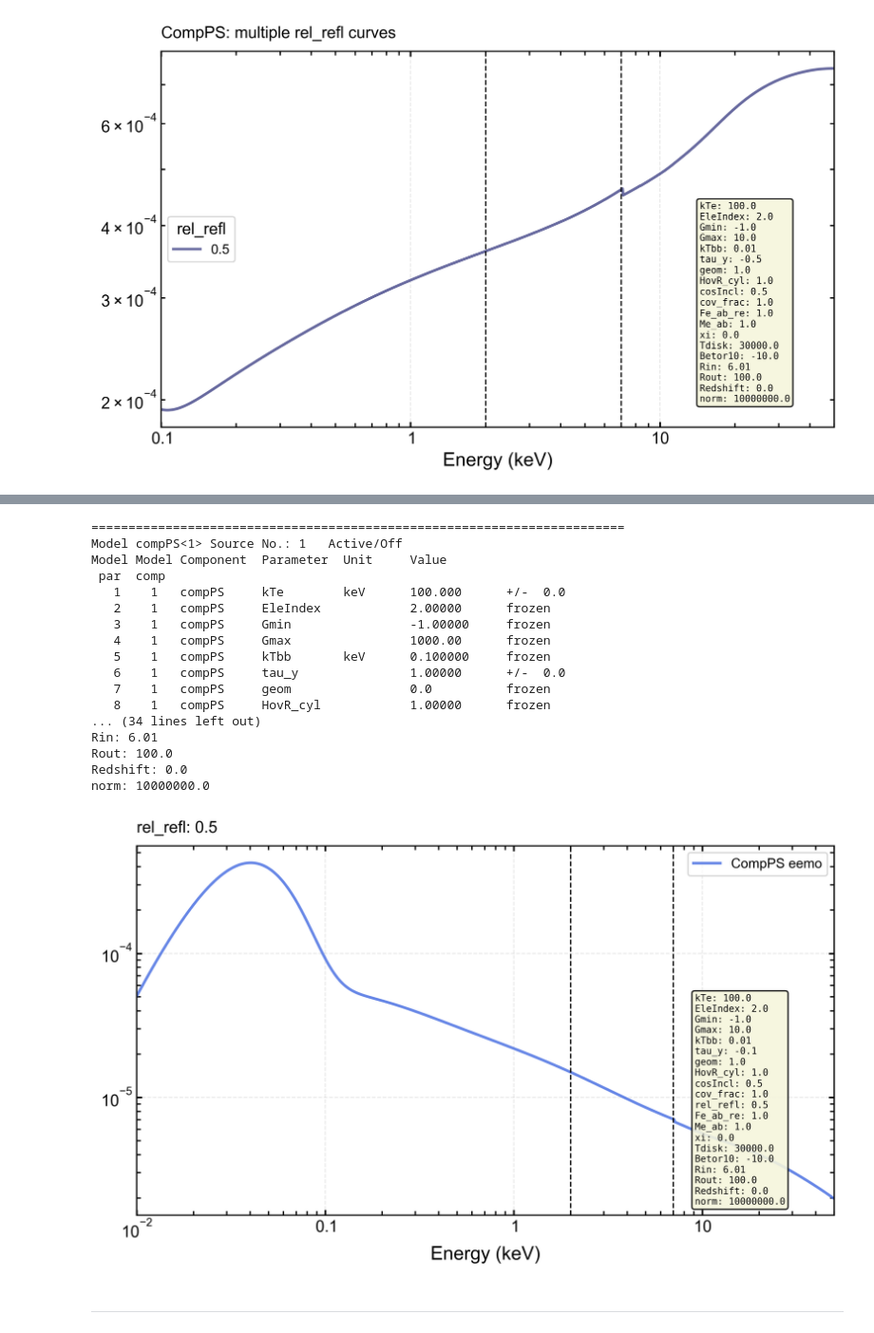
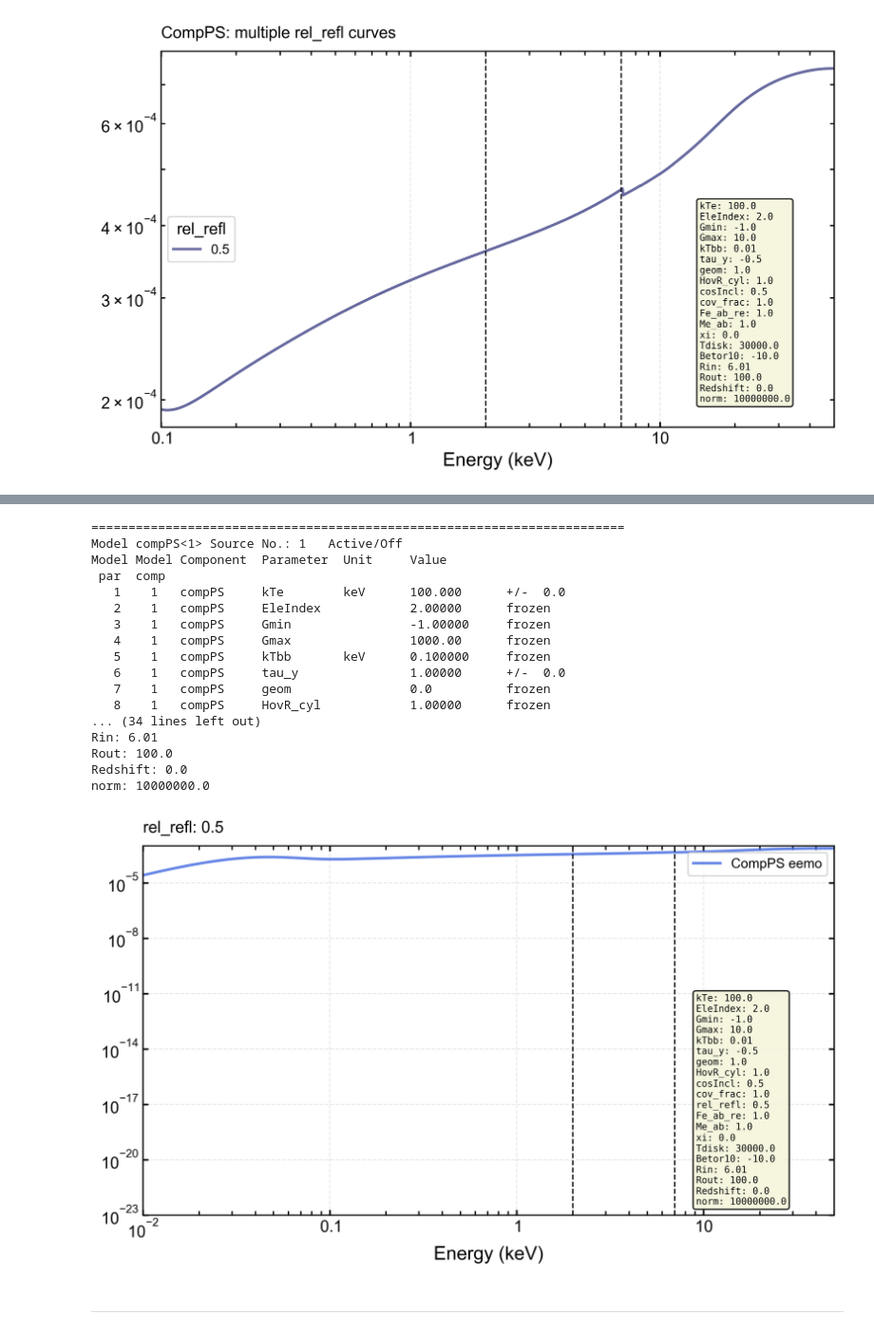
Before and after one commit to mbelveder/compps_simulations, a Jupyter notebook: notebooks/sandbox.ipynb, the cells around one changed output, grey strips where cells are left out. Shown at 95% size. Cells and saved outputs as stored; diff of their text form; code cells hidden in the pictures.

```diff
--- a/notebooks/sandbox.ipynb
+++ b/notebooks/sandbox.ipynb
@@ -597,7 +588,7 @@ compps.Rout = 100.0
 compps.Redshift = 0.0
 compps.norm = 10000000.0
 
-compps.tau_y = [-0.1, 0.1, -10, -8, 8, 10]
+compps.tau_y = [-0.5, 0.1, -10, -8, 8, 10]
 compps.rel_refl = [0.5, 0.01, -4.0, -3.0, 1000, 10000]
 
 # Generate the plot data with model components
@@ -637,34 +628,36 @@ ax.set_xlim(0.01, 50)
 # Add parameter values as a text box (better than a long title)
 param_text = '\n'.join(param_info)
 ax.text(0.8, 0.6, param_text, transform=ax.transAxes,
         fontsize=7, verticalalignment='top', horizontalalignment='left',
         bbox=dict(boxstyle='round', facecolor='beige', alpha=0.9),
         family='monospace')
 
 rel_refl = AllModels(1).compPS.rel_refl.values[0]
 ax.set_title(f'rel_refl: {rel_refl}', fontsize=12, pad=10, loc='left')
 
+ax.set_ylim(1e-23, 1e-3)
+
 plt.tight_layout()
 plt.show()
 # %% [output]
 ========================================================================
 Model compPS<1> Source No.: 1   Active/Off
 Model Model Component  Parameter  Unit     Value
  par  comp
    1    1   compPS     kTe        keV      100.000      +/-  0.0
    2    1   compPS     EleIndex            2.00000      frozen
    3    1   compPS     Gmin                -1.00000     frozen
    4    1   compPS     Gmax                1000.00      frozen
    5    1   compPS     kTbb       keV      0.100000     frozen
    6    1   compPS     tau_y               1.00000      +/-  0.0
    7    1   compPS     geom                0.0          frozen
    8    1   compPS     HovR_cyl            1.00000      frozen
 ... (34 lines left out)
 Rin: 6.01
 Rout: 100.0
 Redshift: 0.0
 norm: 10000000.0
-[figure, old version]
+[figure, new version]
 # %% [markdown]
 ***
 # %%
```
Also changed, not shown: parts of 5 cells of this notebook.
